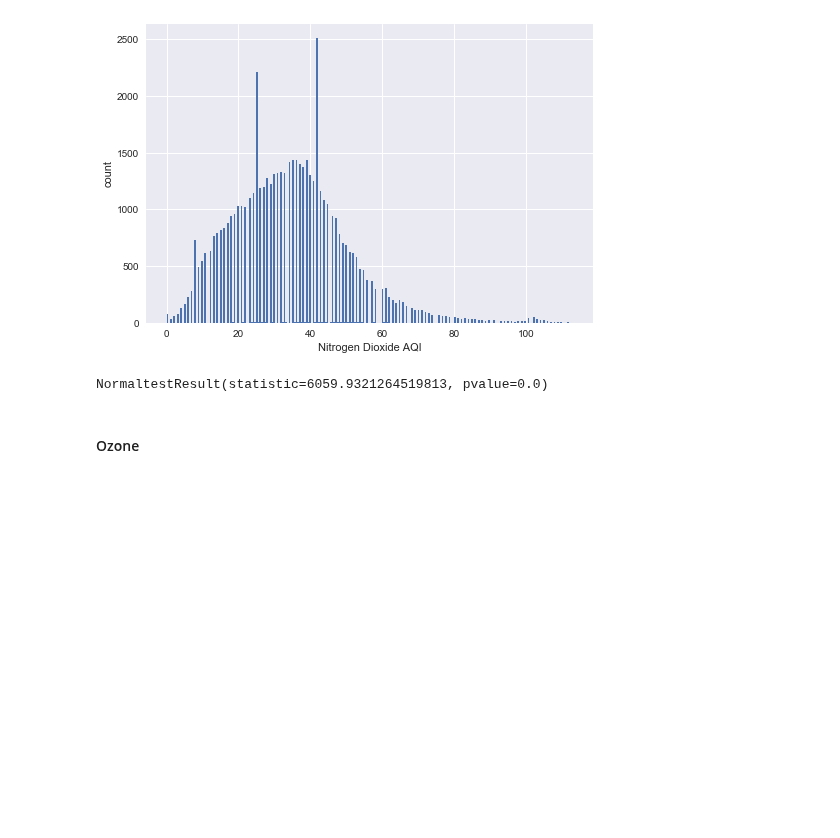
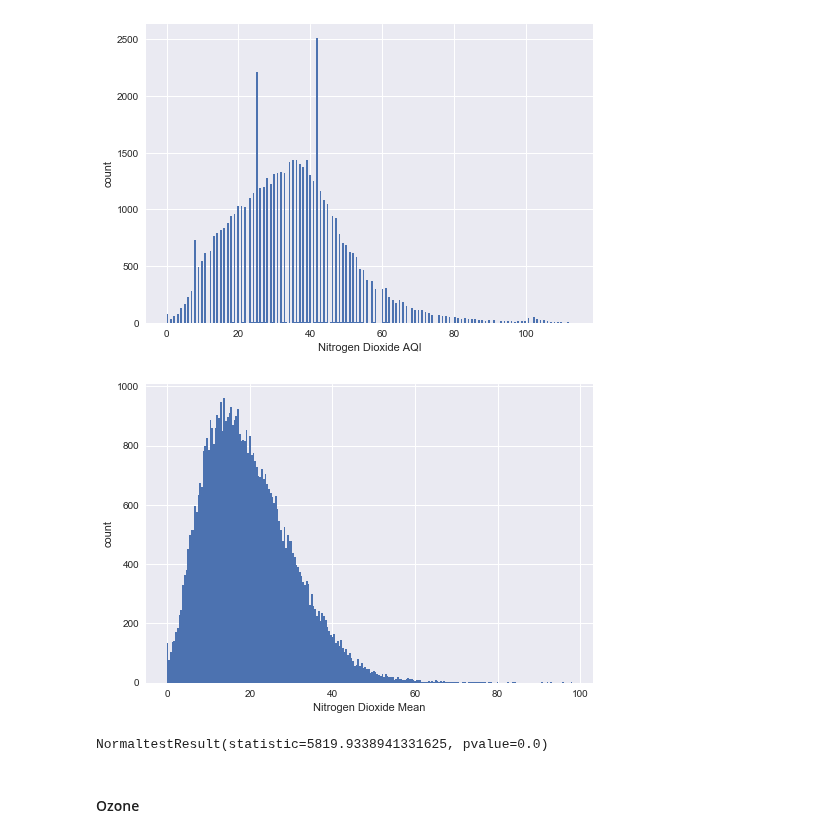
Before and after one commit to bouncebarkrun/Springboard-Data-Science-Career-Track, a Jupyter notebook: 1st Capstone Project/Capstone 1 Inferential Statistics.ipynb, the cells around one changed output. Drawn from its saved outputs; the diff is of its cells as text; code cells hidden in the pictures; blank space fills up the shorter version.

```diff
--- a/1st Capstone Project/Capstone 1 Inferential Statistics.ipynb
+++ b/1st Capstone Project/Capstone 1 Inferential Statistics.ipynb
@@ -115,11 +115,21 @@ plt.ylabel('count')
 plt.show()
 # %% [output]
 [figure]
+# %%
+n_data = len(pollution7.NO2_Mean)
+n_bins = np.sqrt(n_data)
+n_bins = int(n_bins)
+plt.hist(pollution7.NO2_Mean, bins = n_bins)
+plt.xlabel('Nitrogen Dioxide Mean')
+plt.ylabel('count')
+plt.show()
+# %% [output]
+[figure, added]
 # %%
 import scipy.stats as stats
-stats.normaltest(pollution7.NO2_AQI)
+stats.normaltest(pollution7.NO2_Mean)
 # %% [output]
-NormaltestResult(statistic=6059.9321264519813, pvalue=0.0)
+NormaltestResult(statistic=5819.9338941331625, pvalue=0.0)
 # %% [markdown]
 #### Ozone
 # %%
```
Also changed, not shown: parts of 7 cells of this notebook.
